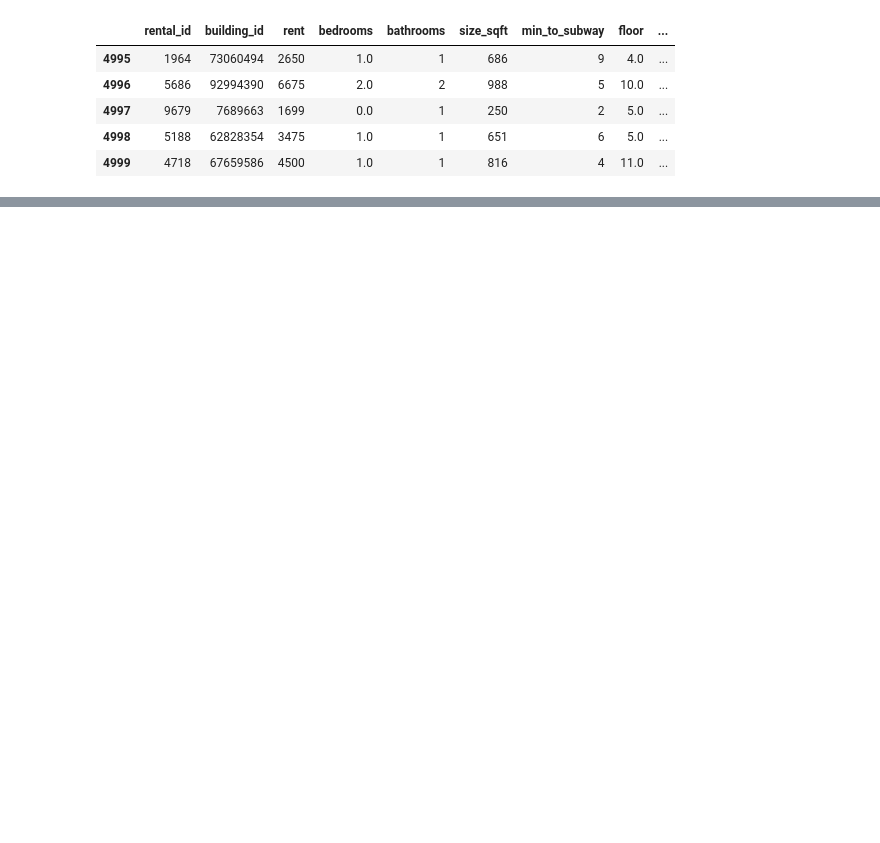
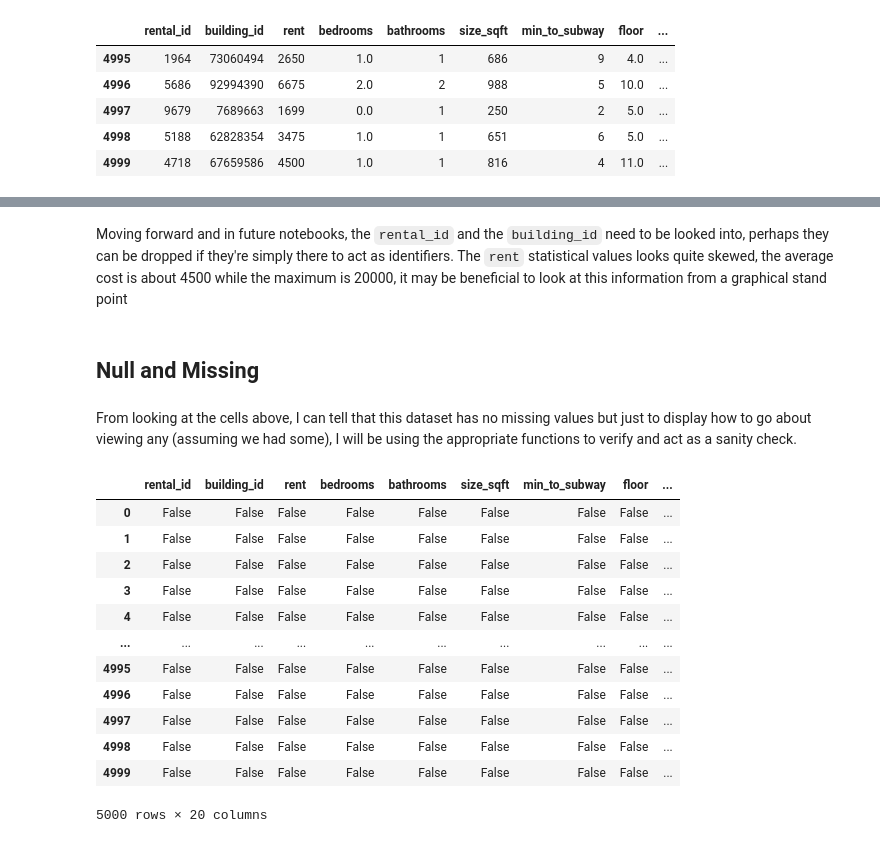
Before and after one commit to sofie204/data_analysis, a Jupyter notebook: rent/01_initial_data_exploration.ipynb, the cells around one changed output, grey strips where cells are left out. Saved outputs shown, nothing was run; the diff lists cells and outputs as text; code cells hidden in the pictures; blank space fills up the shorter version.

Commit message:
completed first notebook, now added a second and third one

```diff
--- a/rent/01_initial_data_exploration.ipynb
+++ b/rent/01_initial_data_exploration.ipynb
@@ -337,0 +377,22 @@ rental_df.tail()
+# %% [markdown]
+Moving forward and in future notebooks, the `rental_id` and the `building_id` need to be looked into, perhaps they can be dropped if they're simply there to act as identifiers. The `rent` statistical values looks quite skewed, the average cost is about 4500 while the maximum is 20000, it may be beneficial to look at this information from a graphical stand point
+# %% [markdown]
+## Null and Missing
+# %% [markdown]
+From looking at the cells above, I can tell that this dataset has no missing values but just to display how to go about viewing any (assuming we had some), I will be using the appropriate functions to verify and act as a sanity check.
+# %%
+rental_df.isna()
+# %% [output]
+|  | rental_id | building_id | rent | bedrooms | bathrooms | size_sqft | min_to_subway | floor | ... |
+| 0 | False | False | False | False | False | False | False | False | ... |
+| 1 | False | False | False | False | False | False | False | False | ... |
+| 2 | False | False | False | False | False | False | False | False | ... |
+| 3 | False | False | False | False | False | False | False | False | ... |
+| 4 | False | False | False | False | False | False | False | False | ... |
+| ... | ... | ... | ... | ... | ... | ... | ... | ... | ... |
+| 4995 | False | False | False | False | False | False | False | False | ... |
+| 4996 | False | False | False | False | False | False | False | False | ... |
+| 4997 | False | False | False | False | False | False | False | False | ... |
+| 4998 | False | False | False | False | False | False | False | False | ... |
+| 4999 | False | False | False | False | False | False | False | False | ... |
+5000 rows × 20 columns
```
Also changed, not shown: parts of 15 cells of this notebook, 1 other file.
